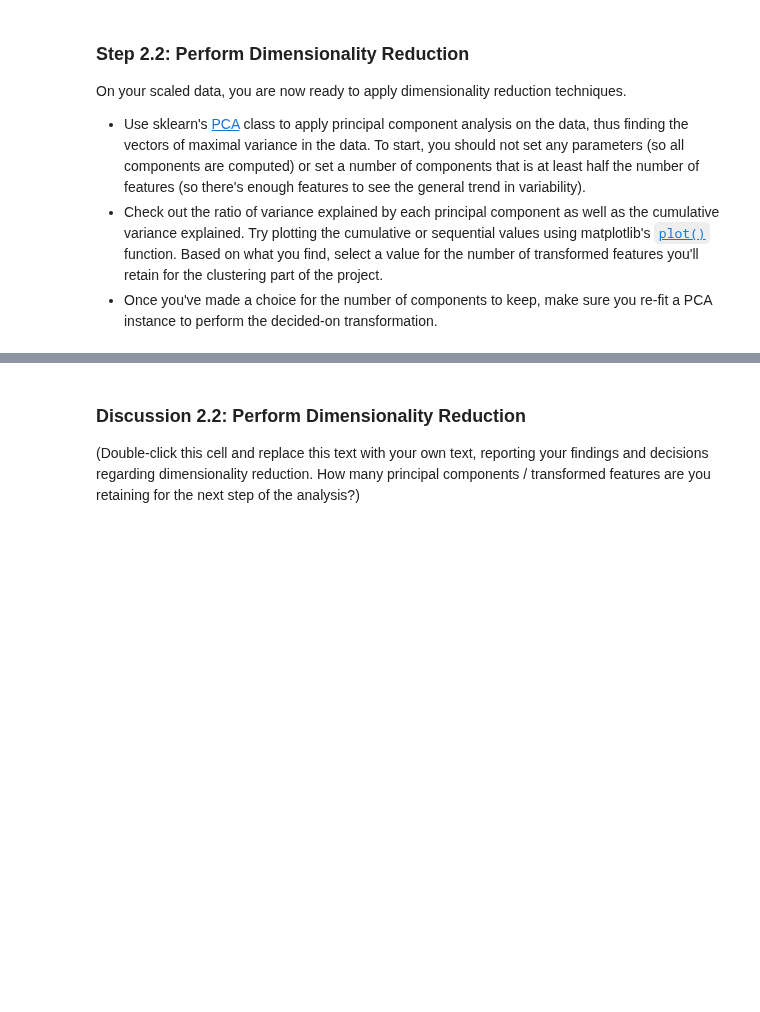
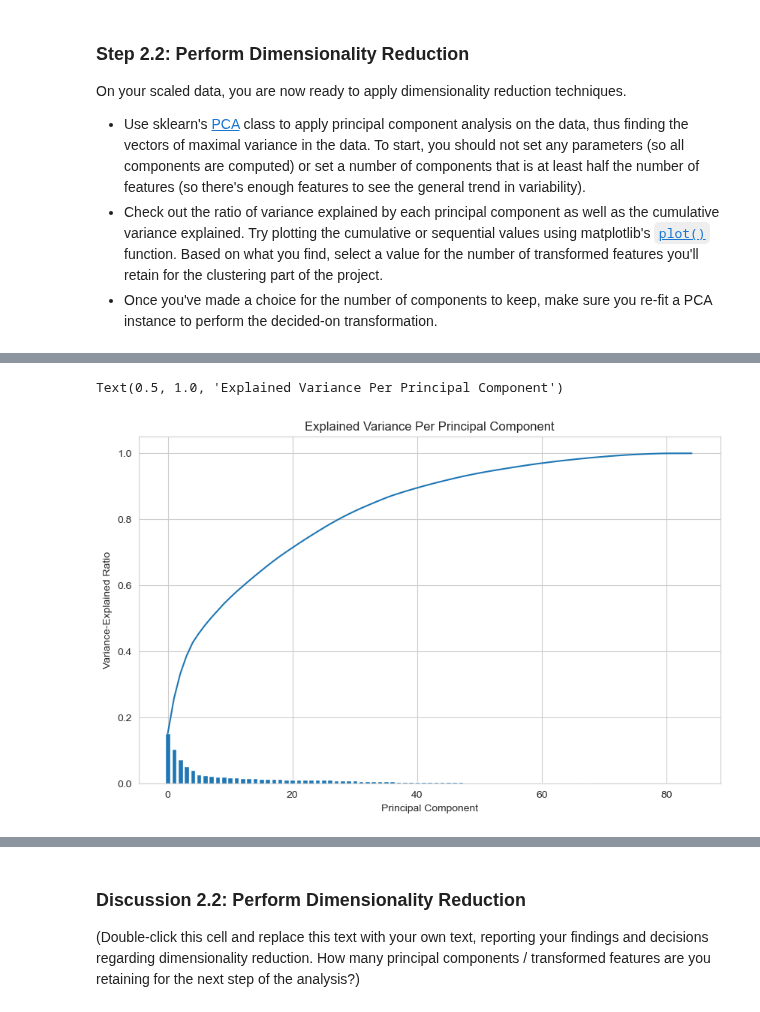
Before and after one commit to kinant/ud-ml-pytorch, a Jupyter notebook: Project 03/identify_customer_segments/Identify_Customer_Segments.ipynb, the cells around one changed output, grey strips where cells are left out. Cells and saved outputs as stored; diff of their text form; code cells hidden in the pictures; blank space fills up the shorter version.

```diff
--- a/Project 03/identify_customer_segments/Identify_Customer_Segments.ipynb
+++ b/Project 03/identify_customer_segments/Identify_Customer_Segments.ipynb
@@ -1013,0 +1012,7 @@ On your scaled data, you are now ready to apply dimensionality reduction techniq
+# %%
+# Apply PCA to the data.
+n_comps = int(df_scaled.shape[1] / 2)
+print(f"Number of components: {n_comps}")
+# pca = PCA(n_components=n_comps)
+pca = PCA()
+X_pca = pca.fit_transform(df_scaled)
@@ -1015,0 +1044,22 @@ On your scaled data, you are now ready to apply dimensionality reduction techniq
+# %%
+n_components = len(pca.explained_variance_ratio_)
+ind = np.arange(n_components)
+vals = pca.explained_variance_ratio_
+
+plt.figure(figsize=(10, 6))
+ax = plt.subplot(111)
+
+c_vals = np.cumsum(vals)
+
+ax.bar(ind, vals)
+ax.plot(ind, c_vals)
+
+# ax.xaxis.set_tick_params(width=0)
+# ax.yaxis.set_tick_params(width=2, length=12)
+
+ax.set_xlabel("Principal Component")
+ax.set_ylabel("Variance-Explained Ratio")
+plt.title('Explained Variance Per Principal Component')
+# %% [output]
+Text(0.5, 1.0, 'Explained Variance Per Principal Component')
+[figure, added]
```
Also changed, not shown: parts of 13 cells of this notebook.
